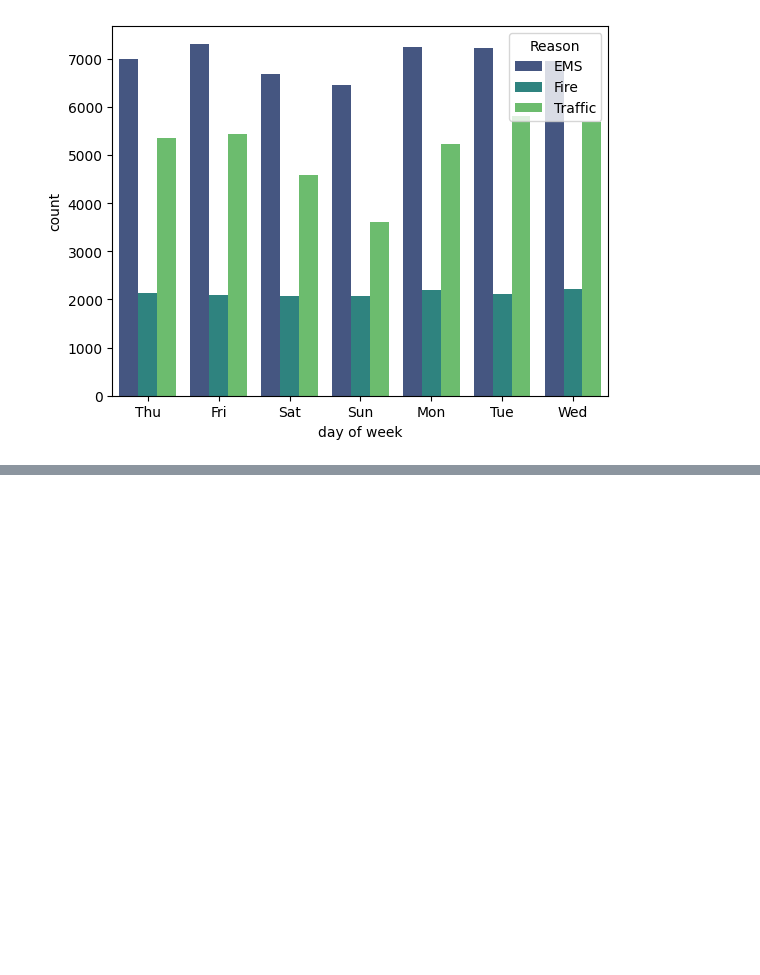
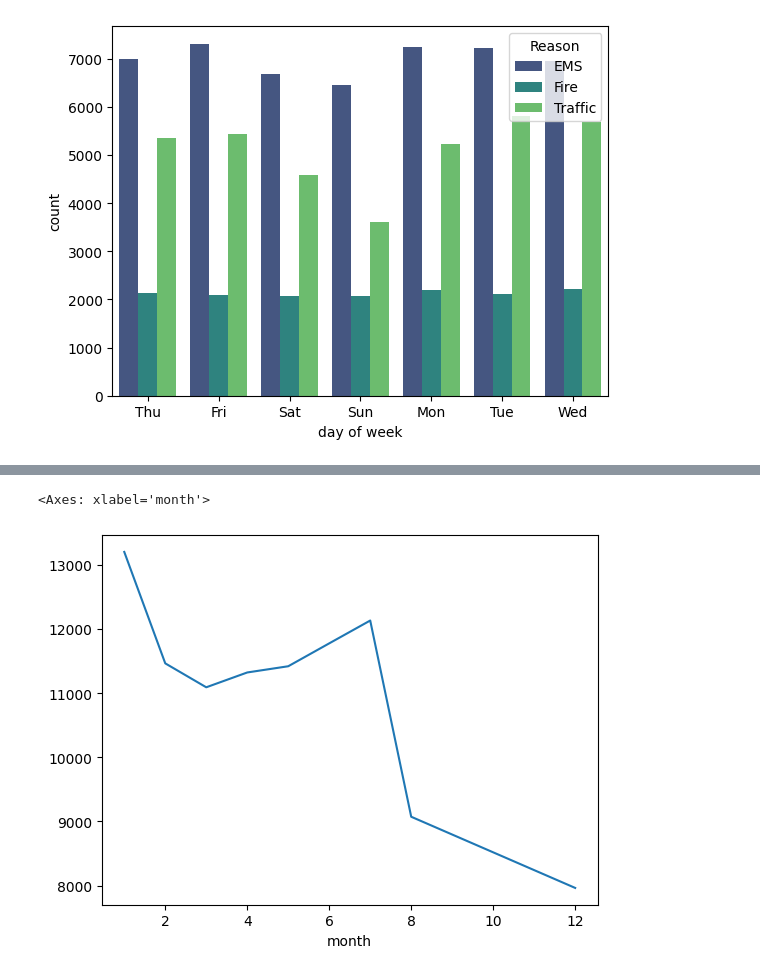
Before and after one commit to KemalYukselir/911_Calls_Analysis, a Jupyter notebook: 911_EDA.ipynb, the cells around one changed output, grey strips where cells are left out. Drawn from its saved outputs; the diff is of its cells as text; code cells hidden in the pictures; blank space fills up the shorter version.

```diff
--- a/911_EDA.ipynb
+++ b/911_EDA.ipynb
@@ -161,0 +169,3 @@ sns.countplot(x='day of week', data=df, hue='Reason', palette='viridis')
+# %%
+byMonth = df.groupby("month").count()
+byMonth
@@ -161,0 +184,5 @@ sns.countplot(x='day of week', data=df, hue='Reason', palette='viridis')
+# %%
+byMonth['twp'].plot()
+# %% [output]
+<Axes: xlabel='month'>
+[figure, added]
```
Also changed, not shown: parts of 4 cells of this notebook.
